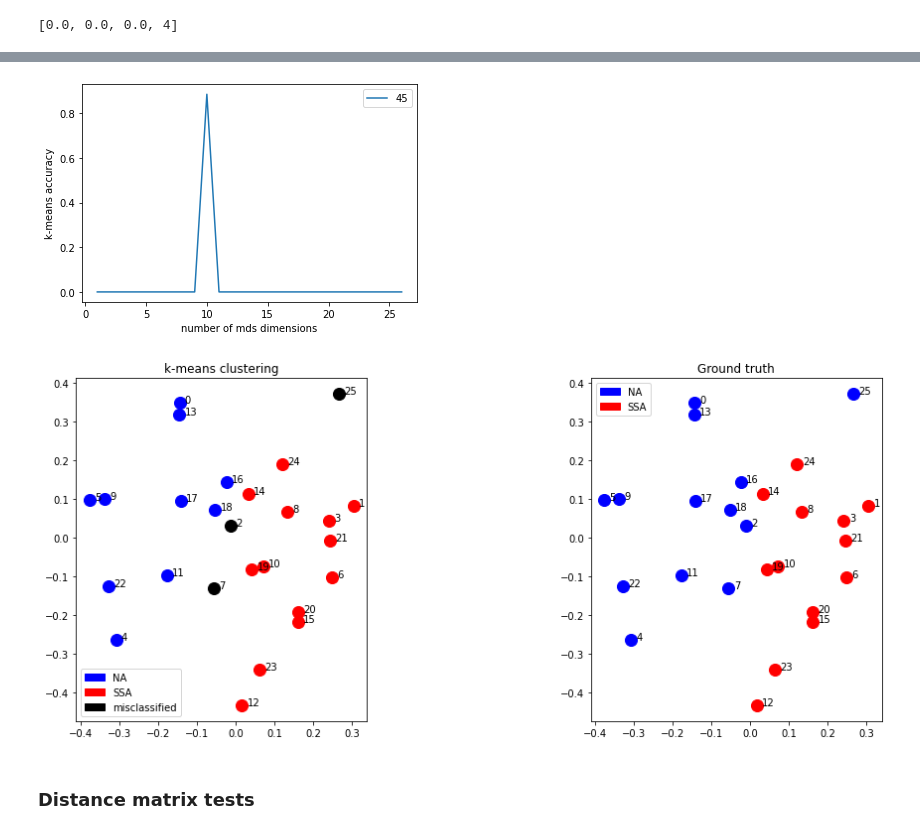
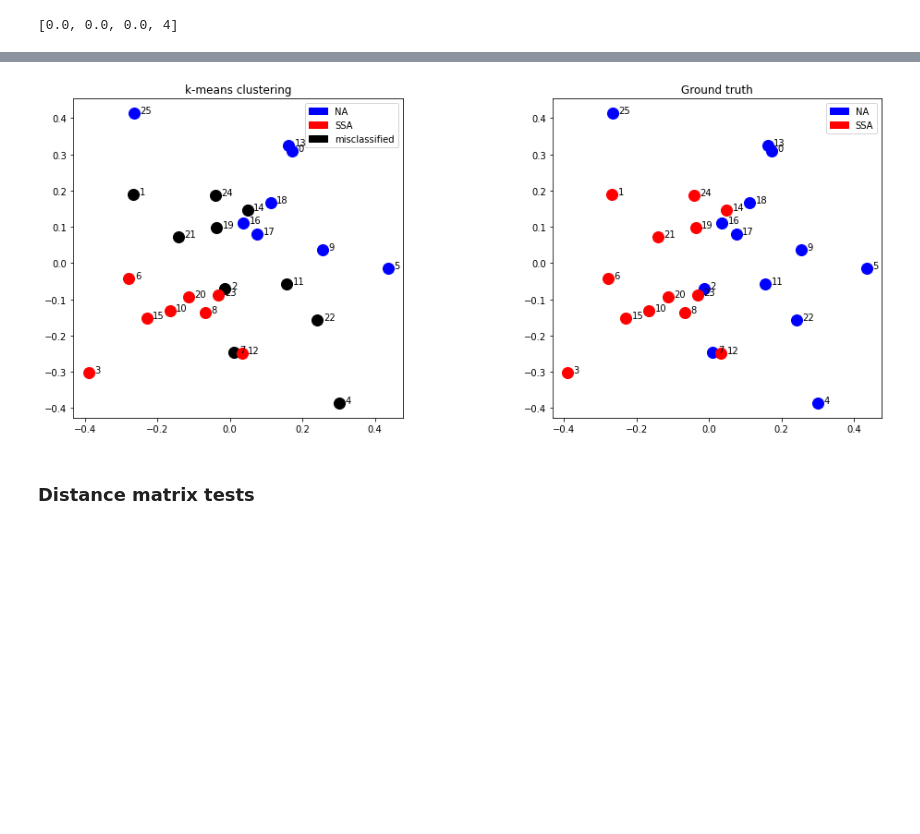
Before and after one commit to alexandremerasli/TFE, a Jupyter notebook: cluster_data.ipynb, the cells around one changed output, grey strips where cells are left out. Saved outputs shown, nothing was run; the diff lists cells and outputs as text; code cells hidden in the pictures; blank space fills up the shorter version.

Commit message:
trying to make multiview on disparities

```diff
--- a/cluster_data.ipynb
+++ b/cluster_data.ipynb
@@ -78,16 +78,16 @@ for i in range(len(ISC_IBI)):
     ISC_EDA[i,i] = np.mean(tmp_EDA)*eegNorm
 
 
-
+'''
 ISC_EEG = ISC_EEG+10
 ISC_EDA = ISC_EDA+10
 ISC_IBI = ISC_IBI+10
-
+'''
 
 
 
 # Choose matrix to study
-case = 'IBI'
+case = 'EEG'
 removeOutlier = False # Remove outliers if there are some
 
 if (case == 'EEG'):
@@ -177,7 +177,8 @@ def trueGroups(removeOutlier):
         elif (case == 'IBI'):
             print("Haven't found any outliers for the moment")
             # condition = removeOutlierVector(condition,) # Really outlier?
-
+    global subjectsWithoutShift
+    subjectsWithoutShift = np.arange(len(condition))
     return condition
 
 condition = trueGroups(removeOutlier)
@@ -1494,6 +1497,17 @@ def computeAllDistanceMatrix(condition,p=26,normalisation=1,addCoef=0,euclideanT
     distance_matrix_EEG = computeDistanceMatrix(normalisation=normalisation,addCoef=addCoef,euclideanTransform=euclideanTransform,keepDiag=keepDiag,study_matrix=mat_EEG)
     distance_matrix_EDA = computeDistanceMatrix(normalisation=normalisation,addCoef=addCoef,euclideanTransform=euclideanTransform,keepDiag=keepDiag,study_matrix=mat_EDA)
     distance_matrix_IBI = computeDistanceMatrix(normalisation=normalisation,addCoef=addCoef,euclideanTransform=euclideanTransform,keepDiag=keepDiag,study_matrix=mat_IBI)
+
+    disparities_EEG = np.genfromtxt(os.path.join('disparities_EEG.csv'),delimiter=',')
+    disparities_EEG = np.array(disparities_EEG,dtype='float') # Convert into array
+    disparities_EDA = np.genfromtxt(os.path.join('disparities_EDA.csv'),delimiter=',')
+    disparities_EDA = np.array(disparities_EDA,dtype='float') # Convert into array
+    disparities_IBI = np.genfromtxt(os.path.join('disparities_IBI.csv'),delimiter=',')
+    disparities_IBI = np.array(disparities_IBI,dtype='float') # Convert into array
+
+    distance_matrix_EEG = disparities_EEG
+    distance_matrix_EDA = disparities_EDA
+    distance_matrix_IBI = disparities_IBI
 
     '''
     distance_matrix_EEG = computeDistanceMatrixNoStrangeNorm(normalisation=normalisation,addCoef=addCoef,euclideanTransform=euclideanTransform,keepDiag=keepDiag,study_matrix=mat_EEG)
@@ -1623,46 +1637,21 @@ for norm in np.linspace(1,45,2):
 # %%
 from sklearn.cluster import KMeans
 
-nRun = 10
-random_init = False
-mds_random_init = False # MDS with several random init
-nMDSRun = 50 # Number of mds runs with different random init if mds_random_init True
-compute = True
+mat = ['EEG','EDA','IBI']
+mat = ['EEG','EDA','IBI']
+kmeans_result = MapMethodResults("k-means",random_init,n_neighbors = 2,nbParticipants=nbParticipants,mat=mat)
+kmeans = KMeans(n_clusters=2,n_init=100)
+kmeans_result.applyMethod(kmeans,dim=[10]) # 2D max I think, otherwise curse of dimensionnality
 
-if (compute):
-    # coefficients = np.linspace(1,45,2)
-    coefficients = [45] # Changing normalisation coefficient does not change mapping if add_coef large enough
-                        # (2 is ok for that and for only positive eigen values EEG)
-
-    kmeans_result = MapMethodResults("k-means",random_init,n_neighbors = 2,nbParticipants=nbParticipants,mat=['EEG','EDA','IBI'])
-    print(nbParticipants)
-    if (random_init): # Make several runs
-        if (mds_random_init): # MDS
-            kmeans = KMeans(n_clusters=2,n_init=1)
-            kmeans_result.applyMethodAndMDSAverages(kmeans,dim=2,coef=norm_coef,n_run=nRun,n_mds_run=nMDSRun) # 2D max I think, otherwise curse of dimensionnality
-        else:
-            kmeans = KMeans(n_clusters=2,n_init=1)
-            kmeans_result.applyMethodAverage(kmeans,dim=2,coef=norm_coef,n_run=nRun) # 2D max I think, otherwise curse of dimensionnality
-    else: # Compare effect of normalization and dimension
-        # kmeans = KMeans(n_clusters=2,n_init=1) # init array used before fit
-        kmeans = KMeans(n_clusters=2,n_init=100)
-        kmeans_result.applyMethod(kmeans,dim=[10]) # 2D max I think, otherwise curse of dimensionnality
-
-
-
-# Show results
-if (compute):
-    if (random_init==False):
-        kmeans_result.clusteringAccuracyWithDimension()
-    kmeans_result.twoClustersMethodResult()
-    kmeans_result.showResultMap()
-    plotPoints(kmeans_result.best_points,subjects=subjects,subjectsWithoutShift=subjectsWithoutShift)
-    #plt.scatter(kmeans.init[:,0],kmeans.init[:,1],s=200,marker='x') # if t-SNE and 1 coef
-    print("DB index : %f " %kmeans_result.dbScore())
-    #kmeans_result.writeProbaLabel()
-    if 'k-means' not in methodUsed:
-        accuracyVect = np.append(accuracyVect,kmeans_result.best_accuracy)
-        SCVect = np.append(SCVect,kmeans_result.SC)
-        methodUsed = np.append(methodUsed,'k-means')
-        prior = np.append(prior,('t-SNE')*(kmeans_result.best_dim==7)+('PCoA '+str(abs(kmeans_result.best_dim)))*(kmeans_result.best_dim<0)+('MDS '+str(kmeans_result.best_dim))*(kmeans_result.best_dim<7)*(kmeans_result.best_dim>0))
+kmeans_result.twoClustersMethodResult()
+kmeans_result.showResultMap()
+plotPoints(kmeans_result.best_points,subjects=subjects,subjectsWithoutShift=subjectsWithoutShift)
+#plt.scatter(kmeans.init[:,0],kmeans.init[:,1],s=200,marker='x') # if t-SNE and 1 coef
+print("DB index : %f " %kmeans_result.dbScore())
+#kmeans_result.writeProbaLabel()
+if 'k-means' not in methodUsed:
+    accuracyVect = np.append(accuracyVect,kmeans_result.best_accuracy)
+    SCVect = np.append(SCVect,kmeans_result.SC)
+    methodUsed = np.append(methodUsed,'k-means')
+    prior = np.append(prior,('t-SNE')*(kmeans_result.best_dim==7)+('PCoA '+str(abs(kmeans_result.best_dim)))*(kmeans_result.best_dim<0)+('MDS '+str(kmeans_result.best_dim))*(kmeans_result.best_dim<7)*(kmeans_result.best_dim>0))
 # %% [output]
@@ -1688,5 +1676,4 @@ DB index : 1.138860
-[figure, old version]
+[figure, new version]
-[figure, removed]
 # %% [markdown]
 ### Distance matrix tests
 # %%
```
Also changed, not shown: parts of 60 cells of this notebook.
